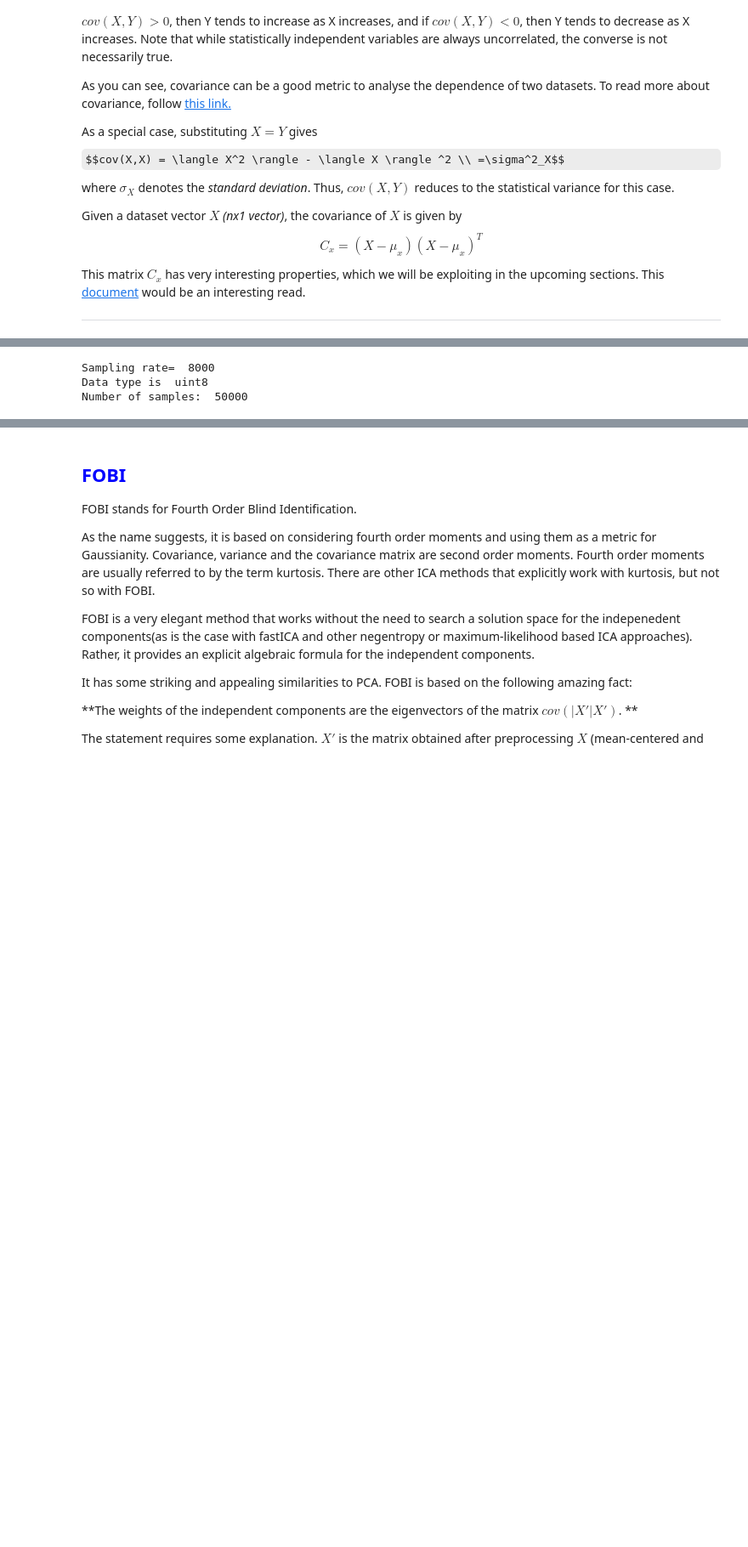
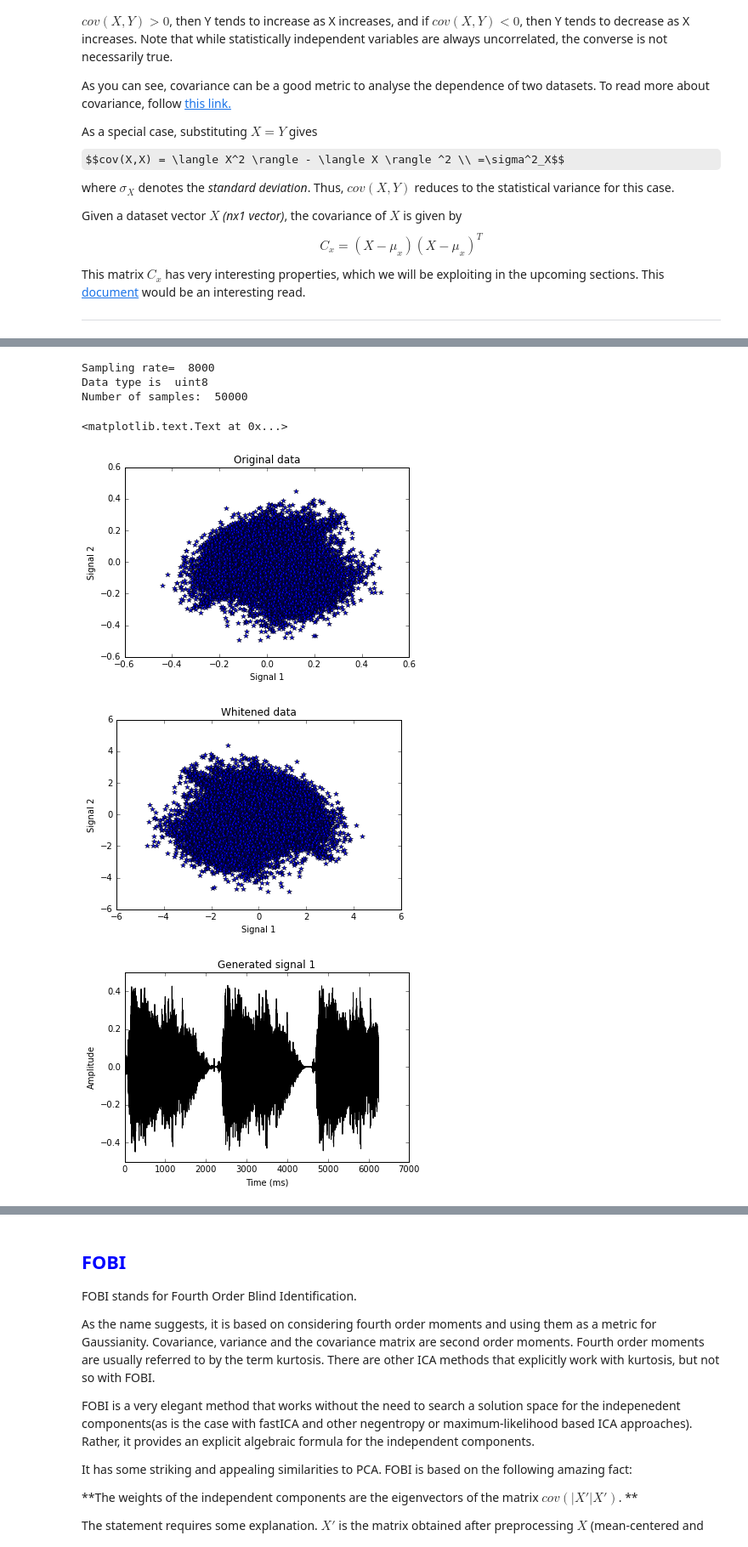
Before and after one commit to riddhishb/ipython-notebooks, a Jupyter notebook: Cocktail Party Problem/PCA_ICA_FOBI.ipynb, the cells around one changed output, grey strips where cells are left out. Shown at 85% size. Drawn from its saved outputs; the diff is of its cells as text; code cells hidden in the pictures; some formulas as TeX source; blank space fills up the shorter version.

```diff
--- a/Cocktail Party Problem/PCA_ICA_FOBI.ipynb
+++ b/Cocktail Party Problem/PCA_ICA_FOBI.ipynb
@@ -311,9 +311,11 @@ Convergence can be judged by the fact that an ideal $w$ would be orthogonal, and
 
 The gradient descent step uses a function $g$ which can be a function like $cosh(x)$ or $tanh(x)$ which capture higher order correlations and hence we finally aim to maximise the function $\Sigma E(g(y_i))$ where $y_i = {\bf w_i^Tx}$ is a component of ${\bf y = Wx}$.
 # %%
+%matplotlib inline
 """
 Cocktail Party Problem solved via Independent Component Analysis.
-The fastICA algorithm is implemented here, using negentropy as a measure of non-gaussianity.
+The fastICA algorithm is implemented here,
+using negentropy as a measure of non-gaussianity.
 """
 # Import packages.
 import matplotlib.pyplot as plt
@@ -354,9 +356,6 @@ n = n * 1.0
 samplingRate, signal2 = wavfile.read('fastICA/mic2.wav')
 signal2 = signal2 / 255.0 - 0.5
 
-# Before proceeding, we encourage you to listen to the files source1, source2, mic1, mic2 to get an idea
-# of the signals we're dealing with!
-
 # x is our initial data matrix.
 x = [signal1, signal2]
 
@@ -386,7 +385,9 @@ plt.xlabel('Signal 1')
 plt.title("Whitened data")
 # plt.show()
 
-# Now that we have the appropriate signal, we proceed to implement fastICA on the source signal 'x'
+# Now that we have the appropriate signal,
+# we proceed to implement fastICA on the source signal 'x'
+
 # Creating random weight vector
 w1 = RNDN(dim, 1)
 w1 = w1 / LA.norm(w1)
@@ -396,46 +397,84 @@ w0 = w0 / LA.norm(w0)
 
 
 # Running the fixed-point algorithm, with gradient descent
-
-epsilon = 0.01 # Determines the extent of convergence
-alpha = 1 # Step-size for gradient-descent
+epsilon = 0.01  # Determines the extent of convergence
+alpha = 1  # Step-size for gradient-descent
 
 while (abs(abs(np.dot(np.transpose(w0), w1)) - 1) > epsilon):
     w0 = w1
     w1 = np.dot(xn, np.transpose(g(np.dot(np.transpose(w1), xn)))) / \
-        n - alpha*np.transpose(np.mean(np.dot(dg(np.transpose(w1)), xn), axis=1)) * w1
+        n - alpha * \
+        np.transpose(np.mean(np.dot(dg(np.transpose(w1)), xn), axis=1)) * w1
     w1 = w1 / LA.norm(w1)
 
 w2 = RNDN(dim, 1)
 w2 = w2 / LA.norm(w2)
 
 w0 = RNDN(dim, 1)
 w0 = w0 / LA.norm(w0)
 
 while (abs(abs(np.dot(np.transpose(w0), w2)) - 1) > 0.01):
     w0 = w2
     w2 = np.dot(xn, np.transpose(g(np.dot(np.transpose(w2), xn)))) / \
-        n - alpha*np.transpose(np.mean(np.dot(dg(np.transpose(w2)), xn), axis=1)) * w2
+        n - alpha * \
+        np.transpose(np.mean(np.dot(dg(np.transpose(w2)), xn), axis=1)) * w2
     w2 = w2 - np.dot(np.transpose(w2), w1) * w1
     w2 = w2 / LA.norm(w2)
 
 # Forming the source signal matrix
 w = np.transpose([np.transpose(w1), np.transpose(w2)])
 s = np.dot(w, x)
 
+# Plot the separated sources.
+time = np.arange(0, n, 1)
+time = time / samplingRate
+time = time * 1000  # convert to milliseconds
+
+plt.figure()
+plt.plot(time, s[0][0], color='k')
+plt.ylabel('Amplitude')
+plt.xlabel('Time (ms)')
+plt.title("Generated signal 1")
+
+plt.figure()
+plt.plot(time, s[1][0], color='k')
+plt.ylabel('Amplitude')
+plt.xlabel('Time (ms)')
+plt.title("Generated signal 2")
+
+# Plot the actual sources for comparison.
+samplingRate, orig1 = wavfile.read('fastICA/source1.wav')
+orig1 = orig1 / 255.0 - 0.5  # uint8 takes values from 0 to 255
+
+plt.figure()
+plt.plot(time, orig1, color='k')
+plt.ylabel('Amplitude')
+plt.xlabel('Time (ms)')
+plt.title("Original signal 1")
+
+samplingRate, orig2 = wavfile.read('fastICA/source2.wav')
+orig2 = orig2 / 255.0 - 0.5  # uint8 takes values from 0 to 255
+
+plt.figure()
+plt.plot(time, orig2, color='k')
+plt.ylabel('Amplitude')
+plt.xlabel('Time (ms)')
+plt.title("Original signal 2")
+
+
 # Converting to numpy array of type float16; Multiplication Factor to make
 # it audible
-s1 = np.asarray(s[0] * 1000, dtype=np.float16)
-s2 = np.asarray(s[1] * 1000, dtype=np.float16)
+# s1 = np.asarray(s[0] * 1000, dtype=np.float16)
+# s2 = np.asarray(s[1] * 1000, dtype=np.float16)
 
 # Storing numpy array as audio
-wavfile.write('out1.wav', samplingRate, np.transpose(s1))
-wavfile.write('out2.wav', samplingRate, np.transpose(s2))
-
-# Do check the separated sounds in the files out1 and out2. Note that the quality has been depreciated as
-# as we have taken very few samples and applied all transformations without paying much attention to
-# quality. BUT YOU WILL NOTICE THAT THE SOUNDS HAVE BEEN SEPARATED and are pretty much distinct!
+# wavfile.write('out1.wav', samplingRate, np.transpose(s1))
+# wavfile.write('out2.wav', samplingRate, np.transpose(s2))
 # %% [output]
 Sampling rate=  8000
 Data type is  uint8
 Number of samples:  50000
+<matplotlib.text.Text at 0x...>
+[figure, added]
+[figure, added]
+[figure, added]
```
Also changed, not shown: parts of 7 cells of this notebook.
